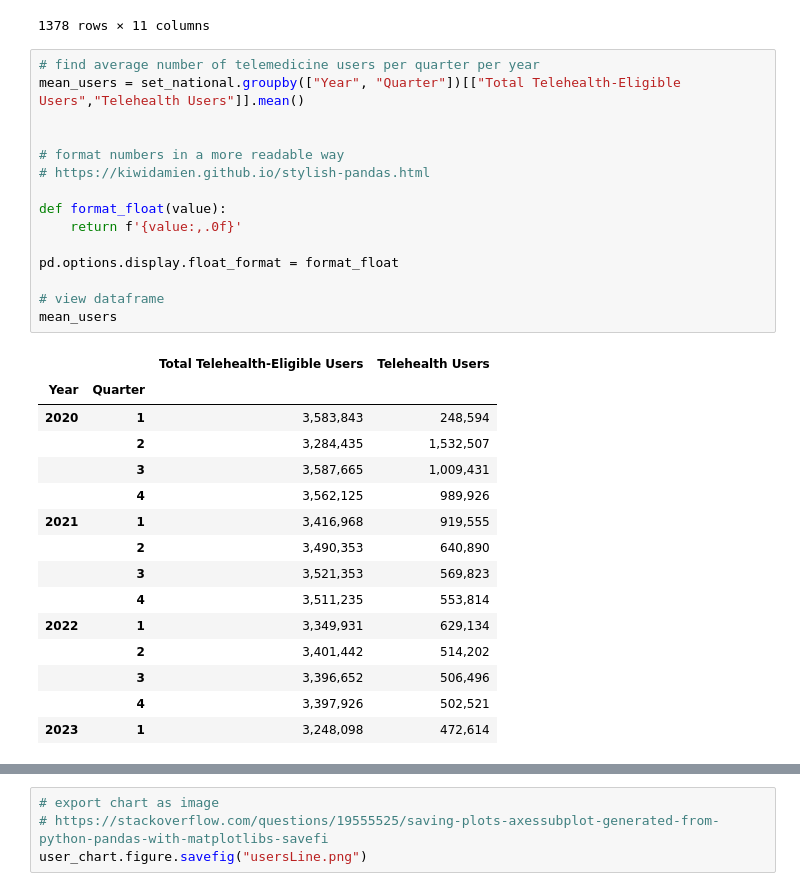
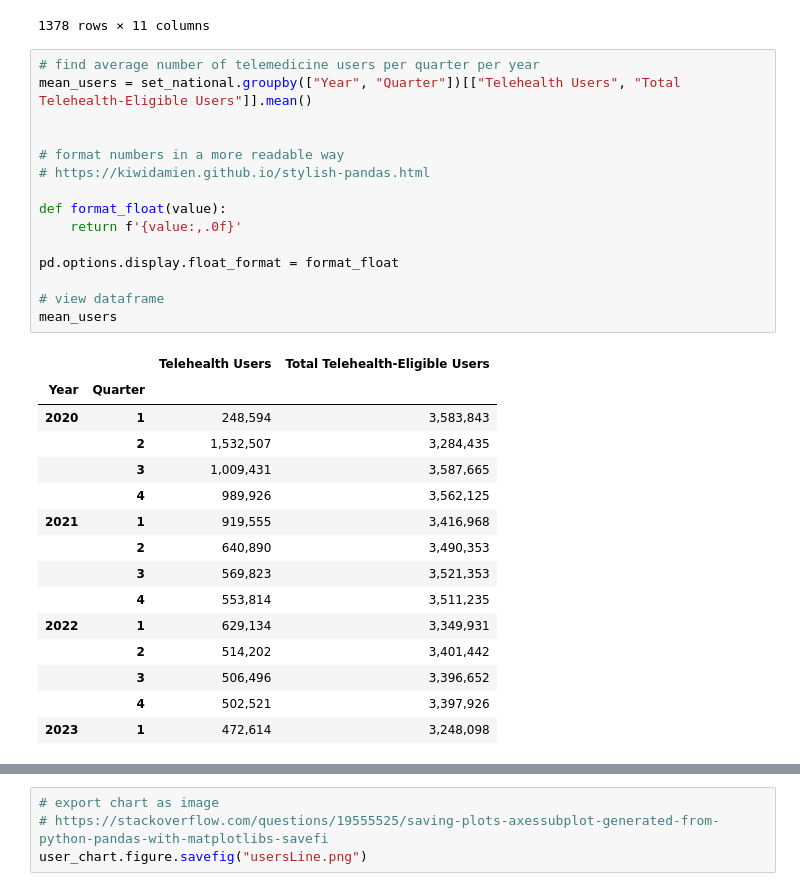
Before and after one commit to ID216135/Project-1, a Jupyter notebook: Medicare_Analysis_MH.ipynb, the cells around one changed output, grey strips where cells are left out. Cells and saved outputs as stored; diff of their text form.

```diff
--- a/Medicare_Analysis_MH.ipynb
+++ b/Medicare_Analysis_MH.ipynb
@@ -69,35 +69,35 @@ set_national
 1378 rows × 11 columns
 # %%
 # find average number of telemedicine users per quarter per year
-mean_users = set_national.groupby(["Year", "Quarter"])[["Total Telehealth-Eligible Users","Telehealth Users"]].mean()
+mean_users = set_national.groupby(["Year", "Quarter"])[["Telehealth Users", "Total Telehealth-Eligible Users"]].mean()
 
 
 # format numbers in a more readable way
 # https://kiwidamien.github.io/stylish-pandas.html
 
 def format_float(value):
     return f'{value:,.0f}'
 
 pd.options.display.float_format = format_float
 
 # view dataframe
 mean_users
 # %% [output]
-|  |  | Total Telehealth-Eligible Users | Telehealth Users |
+|  |  | Telehealth Users | Total Telehealth-Eligible Users |
 | Year | Quarter |  |  |
-| 2020 | 1 | 3,583,843 | 248,594 |
-|  | 2 | 3,284,435 | 1,532,507 |
-|  | 3 | 3,587,665 | 1,009,431 |
-|  | 4 | 3,562,125 | 989,926 |
-| 2021 | 1 | 3,416,968 | 919,555 |
-|  | 2 | 3,490,353 | 640,890 |
-|  | 3 | 3,521,353 | 569,823 |
-|  | 4 | 3,511,235 | 553,814 |
-| 2022 | 1 | 3,349,931 | 629,134 |
-|  | 2 | 3,401,442 | 514,202 |
-|  | 3 | 3,396,652 | 506,496 |
-|  | 4 | 3,397,926 | 502,521 |
-| 2023 | 1 | 3,248,098 | 472,614 |
+| 2020 | 1 | 248,594 | 3,583,843 |
+|  | 2 | 1,532,507 | 3,284,435 |
+|  | 3 | 1,009,431 | 3,587,665 |
+|  | 4 | 989,926 | 3,562,125 |
+| 2021 | 1 | 919,555 | 3,416,968 |
+|  | 2 | 640,890 | 3,490,353 |
+|  | 3 | 569,823 | 3,521,353 |
+|  | 4 | 553,814 | 3,511,235 |
+| 2022 | 1 | 629,134 | 3,349,931 |
+|  | 2 | 514,202 | 3,401,442 |
+|  | 3 | 506,496 | 3,396,652 |
+|  | 4 | 502,521 | 3,397,926 |
+| 2023 | 1 | 472,614 | 3,248,098 |
 # %%
 # Create line chart to demonstrate telehealth-eligible users and telehealth users across quarters
 user_chart = mean_users.plot(kind = "line", figsize=(8,6),
```
Also changed, not shown: parts of 4 cells of this notebook, 2 other files.
